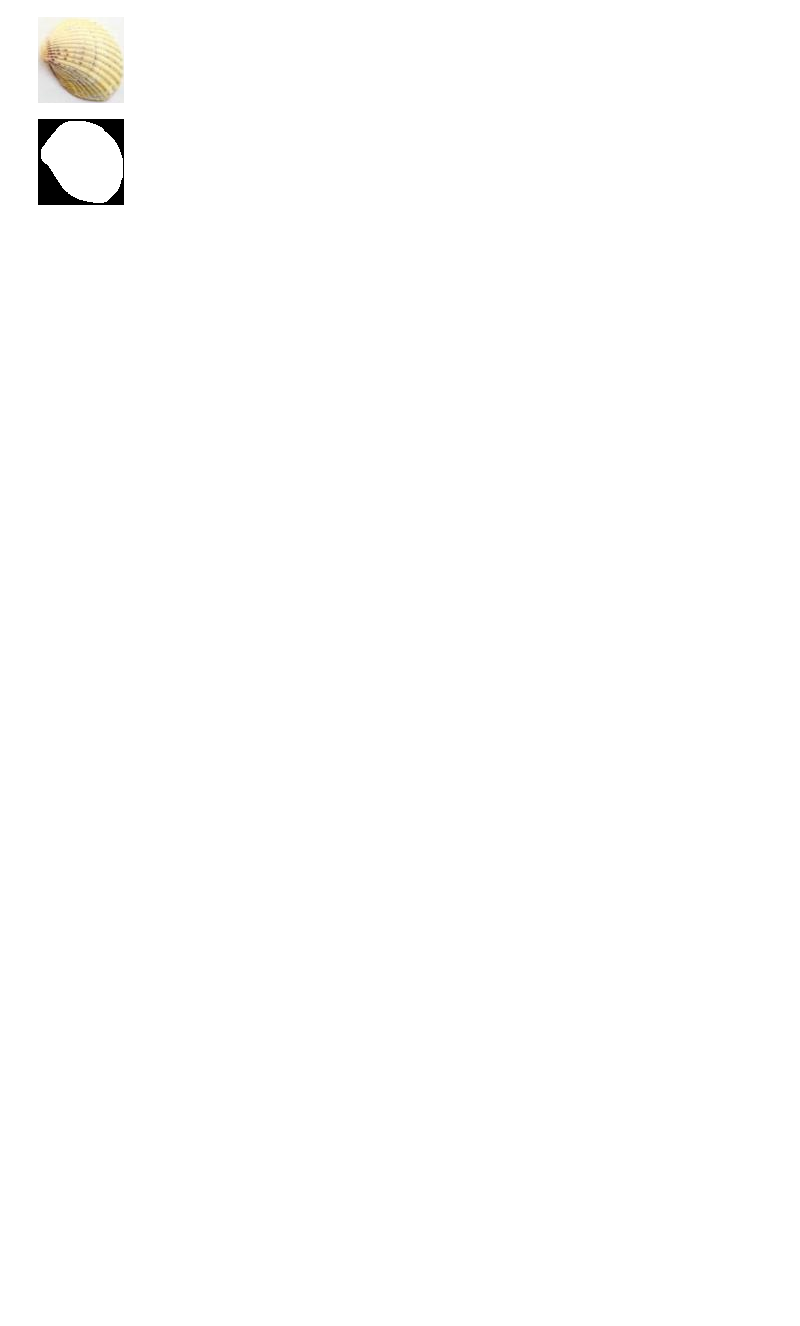
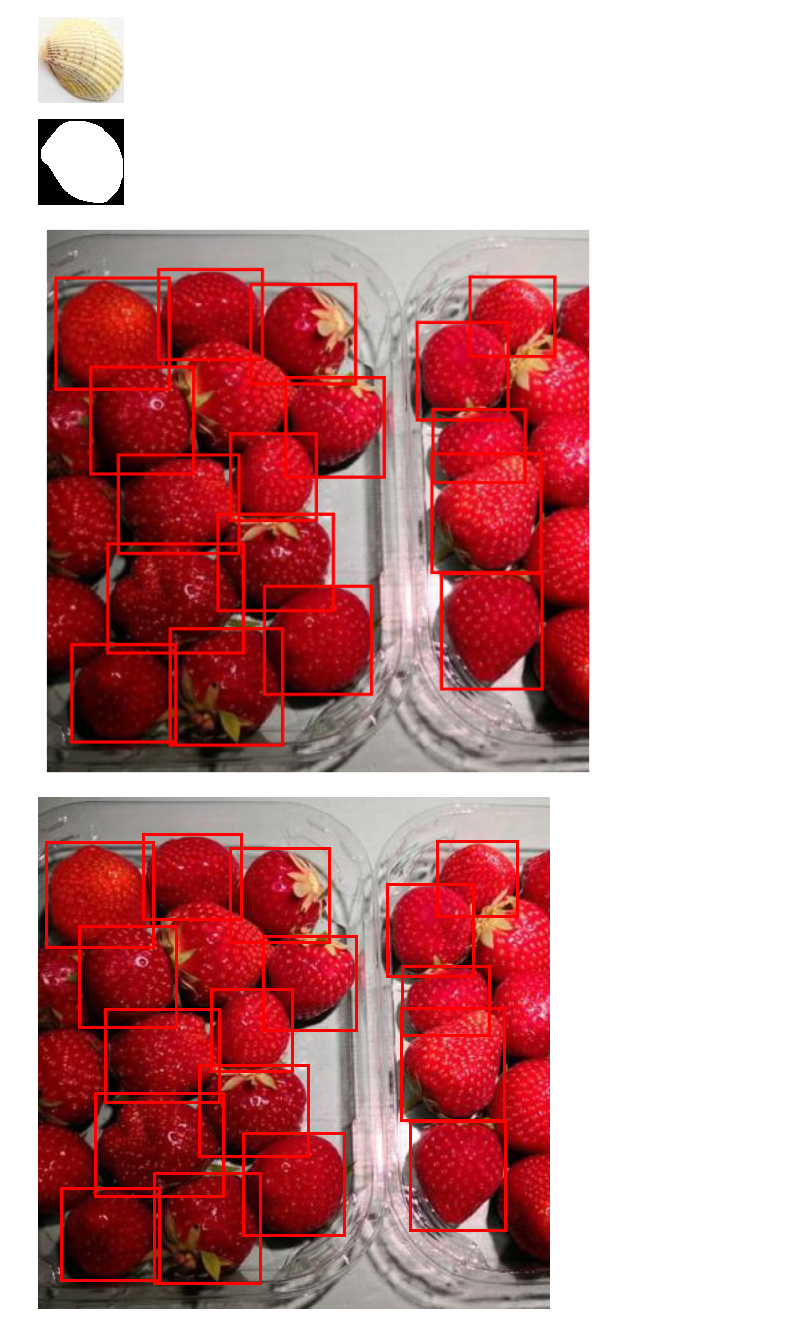
Before and after one commit to HaSon47/ObjectStitch-Image-Composition, a Jupyter notebook: test.ipynb, the cells around one changed output. Saved outputs shown, nothing was run; the diff lists cells and outputs as text; code cells hidden in the pictures; blank space fills up the shorter version.

```diff
--- a/test.ipynb
+++ b/test.ipynb
@@ -203,0 +516,5 @@ mask_crop
+# %%
+visualize(resized_img, fit_bboxes_resize)
+# %% [output]
+[figure, added]
+[figure, added]
```
Also changed, not shown: parts of 8 cells of this notebook, 2 other files.
